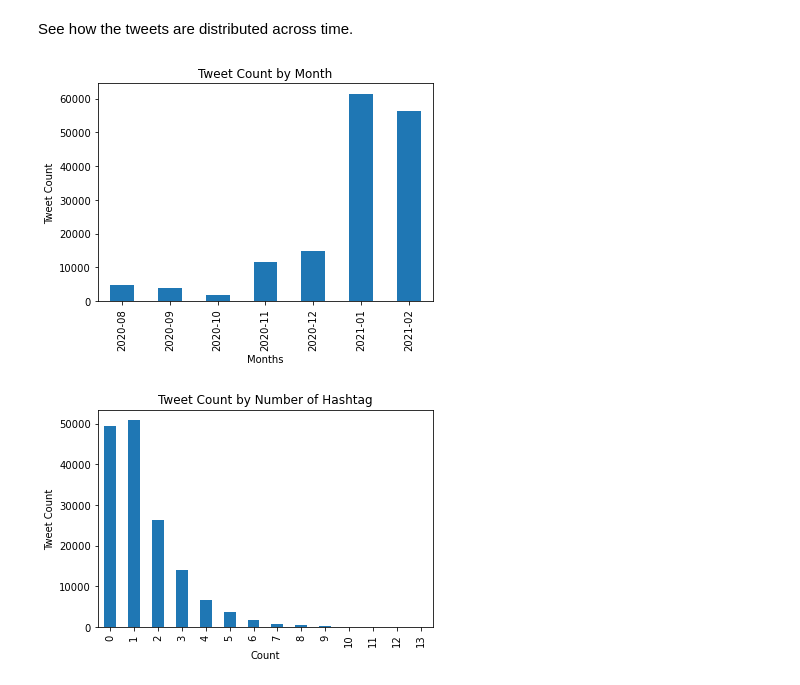
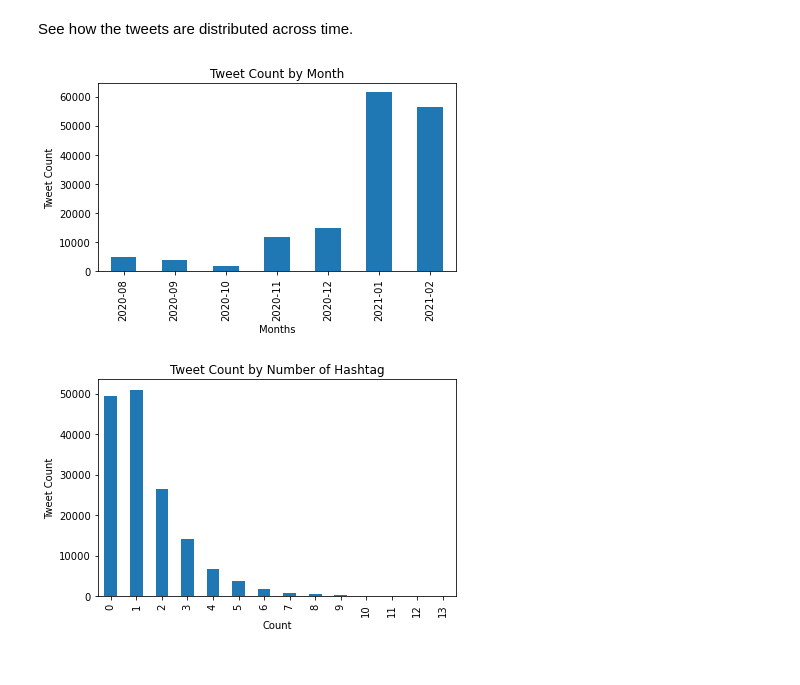
Before and after one commit to achen353/COVID-Vaccine-Tweet, a Jupyter notebook: src/CVT EDA.ipynb, the cells around one changed output. Drawn from its saved outputs; the diff is of its cells as text; code cells hidden in the pictures.

Commit message:
updated EDA images

```diff
--- a/src/CVT EDA.ipynb
+++ b/src/CVT EDA.ipynb
@@ -318,21 +318,23 @@ See how the tweets are distributed across time.
 # %%
 count_by_month = df['date'].groupby(df.date.dt.to_period("M")).agg('count')
 ax = count_by_month.plot(kind='bar')
 ax.set_xlabel("Months")
 ax.set_ylabel("Tweet Count")
 ax.set_title("Tweet Count by Month")
-plt.savefig("../img/tweet_count_by_month.png")
+plt.tight_layout()
+plt.savefig("../img/tweet_count_by_month.png", facecolor='w')
 # %% [output]
-[figure, old version]
+[figure, new version]
 # %%
 count_by_hashtag = df['hashtag_count'].value_counts().sort_index()
 ax = count_by_hashtag.plot(kind='bar')
 ax.set_xlabel("Count")
 ax.set_ylabel("Tweet Count")
 ax.set_title("Tweet Count by Number of Hashtag")
-plt.savefig("../img/tweet_count_by_number_of_hashtag.png")
+plt.tight_layout()
+plt.savefig("../img/tweet_count_by_number_of_hashtag.png", facecolor='w')
 # %% [output]
-[figure, old version]
+[figure, new version]
 # %%
 df['source'].value_counts()
 # %% [output]
```
Also changed, not shown: parts of 10 cells of this notebook, 4 other files.
